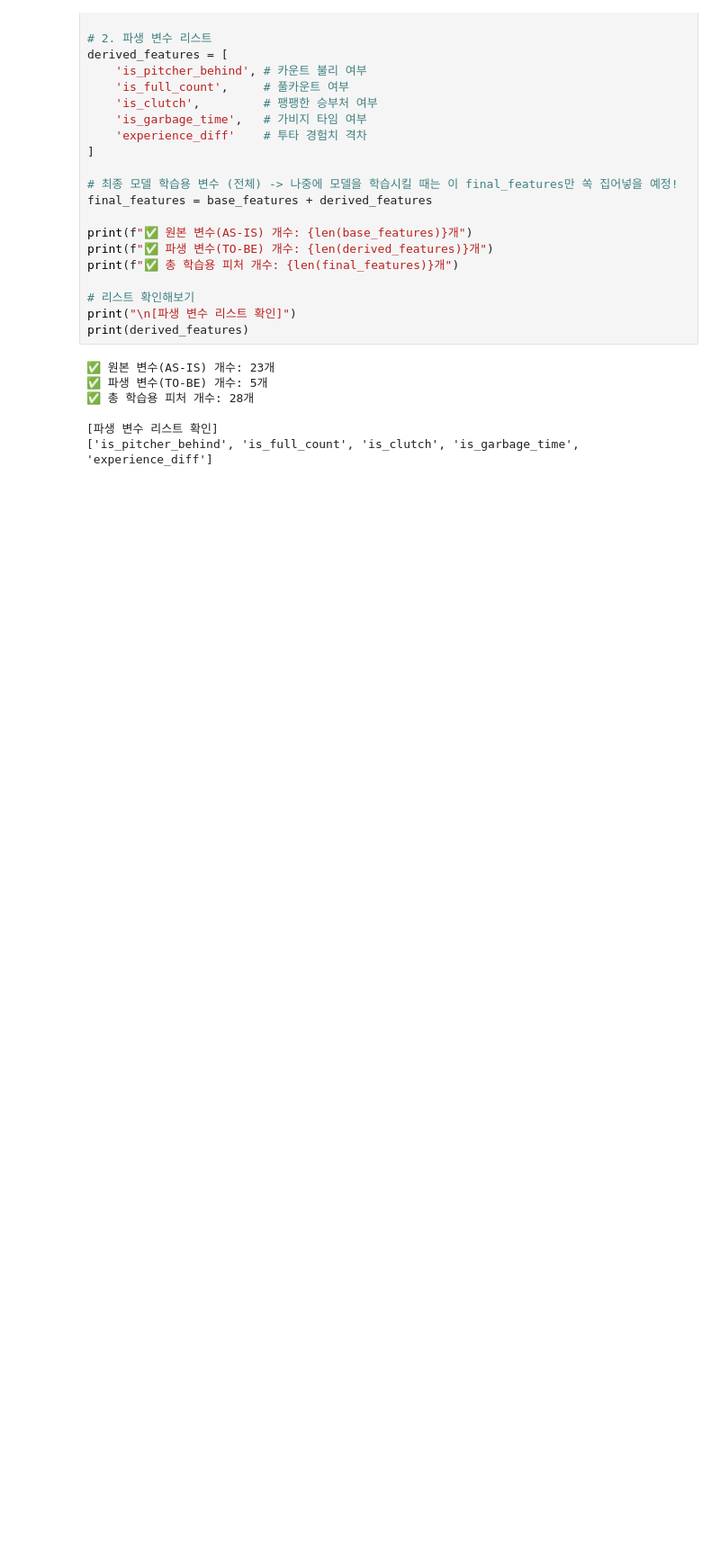
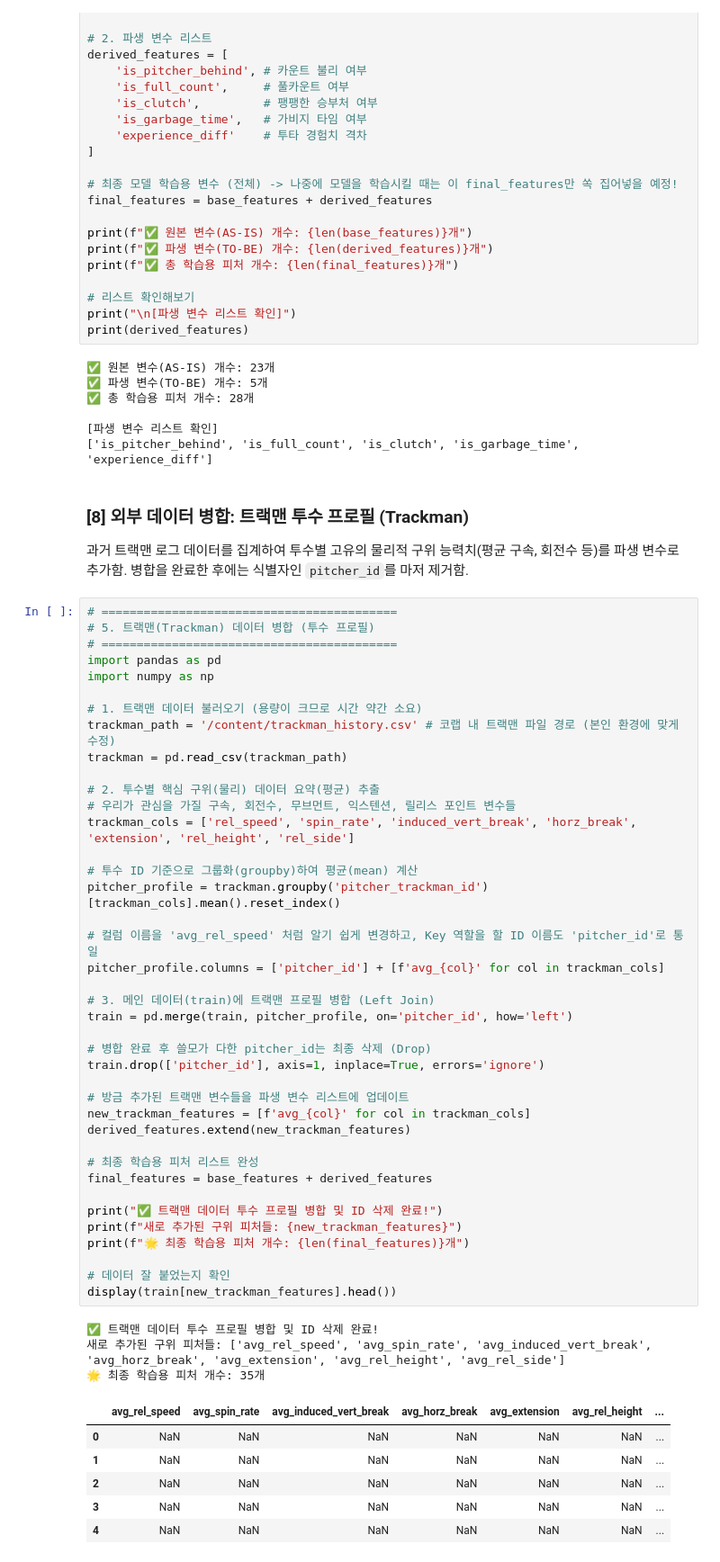
Before and after one commit to monolail/Dacon, a Jupyter notebook: LG_Aimers/통합_분석_코드.ipynb, the cells around one changed output. Shown at 90% size. Cells and saved outputs as stored; diff of their text form; blank space fills up the shorter version.

```diff
--- a/LG_Aimers/통합_분석_코드.ipynb
+++ b/LG_Aimers/통합_분석_코드.ipynb
@@ -376,3 +376,56 @@ print(derived_features)
 
 [파생 변수 리스트 확인]
 ['is_pitcher_behind', 'is_full_count', 'is_clutch', 'is_garbage_time', 'experience_diff']
+# %% [markdown]
+### [8] 외부 데이터 병합: 트랙맨 투수 프로필 (Trackman)
+과거 트랙맨 로그 데이터를 집계하여 투수별 고유의 물리적 구위 능력치(평균 구속, 회전수 등)를 파생 변수로 추가함. 병합을 완료한 후에는 식별자인 `pitcher_id`를 마저 제거함.
+# %%
+# ==========================================
+# 5. 트랙맨(Trackman) 데이터 병합 (투수 프로필)
+# ==========================================
+import pandas as pd
+import numpy as np
+
+# 1. 트랙맨 데이터 불러오기 (용량이 크므로 시간 약간 소요)
+trackman_path = '/content/trackman_history.csv' # 코랩 내 트랙맨 파일 경로 (본인 환경에 맞게 수정)
+trackman = pd.read_csv(trackman_path)
+
+# 2. 투수별 핵심 구위(물리) 데이터 요약(평균) 추출
+# 우리가 관심을 가질 구속, 회전수, 무브먼트, 익스텐션, 릴리스 포인트 변수들
+trackman_cols = ['rel_speed', 'spin_rate', 'induced_vert_break', 'horz_break', 'extension', 'rel_height', 'rel_side']
+
+# 투수 ID 기준으로 그룹화(groupby)하여 평균(mean) 계산
+pitcher_profile = trackman.groupby('pitcher_trackman_id')[trackman_cols].mean().reset_index()
+
+# 컬럼 이름을 'avg_rel_speed' 처럼 알기 쉽게 변경하고, Key 역할을 할 ID 이름도 'pitcher_id'로 통일
+pitcher_profile.columns = ['pitcher_id'] + [f'avg_{col}' for col in trackman_cols]
+
+# 3. 메인 데이터(train)에 트랙맨 프로필 병합 (Left Join)
+train = pd.merge(train, pitcher_profile, on='pitcher_id', how='left')
+
+# 병합 완료 후 쓸모가 다한 pitcher_id는 최종 삭제 (Drop)
+train.drop(['pitcher_id'], axis=1, inplace=True, errors='ignore')
+
+# 방금 추가된 트랙맨 변수들을 파생 변수 리스트에 업데이트
+new_trackman_features = [f'avg_{col}' for col in trackman_cols]
+derived_features.extend(new_trackman_features)
+
+# 최종 학습용 피처 리스트 완성
+final_features = base_features + derived_features
+
+print("✅ 트랙맨 데이터 투수 프로필 병합 및 ID 삭제 완료!")
+print(f"새로 추가된 구위 피처들: {new_trackman_features}")
+print(f"🌟 최종 학습용 피처 개수: {len(final_features)}개")
+
+# 데이터 잘 붙었는지 확인
+display(train[new_trackman_features].head())
+# %% [output]
+✅ 트랙맨 데이터 투수 프로필 병합 및 ID 삭제 완료!
+새로 추가된 구위 피처들: ['avg_rel_speed', 'avg_spin_rate', 'avg_induced_vert_break', 'avg_horz_break', 'avg_extension', 'avg_rel_height', 'avg_rel_side']
+🌟 최종 학습용 피처 개수: 35개
+|  | avg_rel_speed | avg_spin_rate | avg_induced_vert_break | avg_horz_break | avg_extension | avg_rel_height | ... |
+| 0 | NaN | NaN | NaN | NaN | NaN | NaN | ... |
+| 1 | NaN | NaN | NaN | NaN | NaN | NaN | ... |
+| 2 | NaN | NaN | NaN | NaN | NaN | NaN | ... |
+| 3 | NaN | NaN | NaN | NaN | NaN | NaN | ... |
+| 4 | NaN | NaN | NaN | NaN | NaN | NaN | ... |
```
Also changed, not shown: parts of 4 cells of this notebook.
